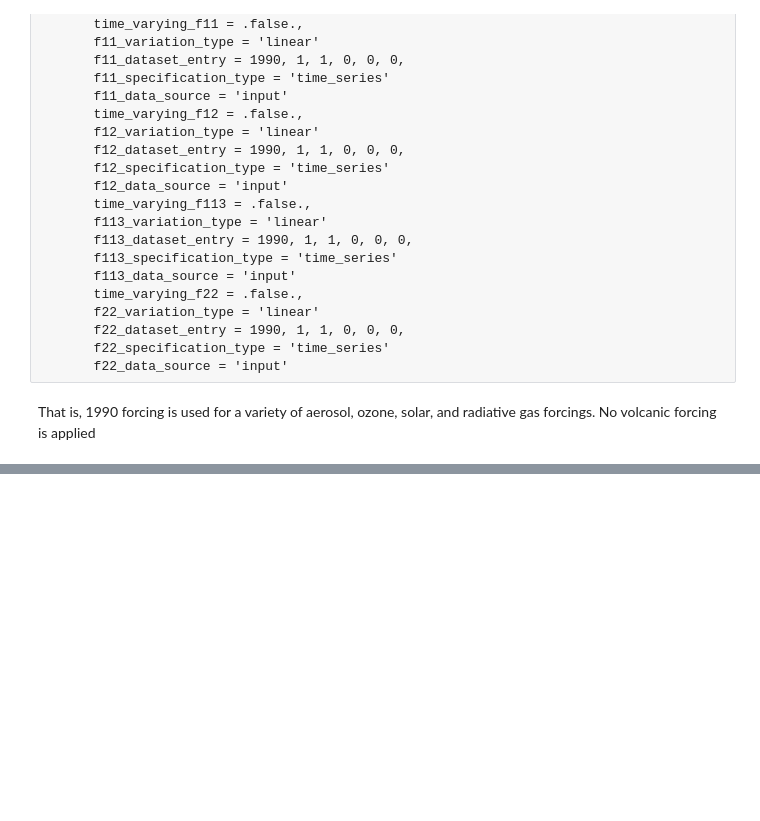
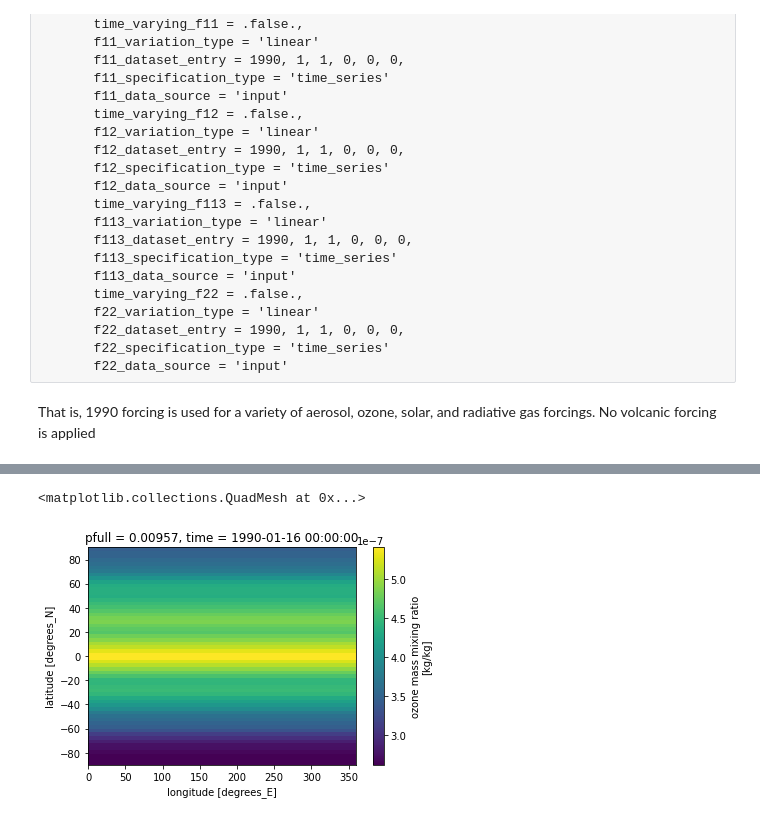
Before and after one commit to dougiesquire/cm-historical, a Jupyter notebook: c5_f6_forcing.ipynb, the cells around one changed output, grey strips where cells are left out. Saved outputs shown, nothing was run; the diff lists cells and outputs as text; code cells hidden in the pictures; blank space fills up the shorter version.

```diff
--- a/c5_f6_forcing.ipynb
+++ b/c5_f6_forcing.ipynb
@@ -159,0 +233,2 @@ FileNotFoundError: [Errno 2] No such file or directory: '/g/data/v19/mtc599/ao_a
+# %%
+f = xr.open_dataset(f'{path}INPUT/o3.climatology.nc')
@@ -159,0 +248,5 @@ FileNotFoundError: [Errno 2] No such file or directory: '/g/data/v19/mtc599/ao_a
+# %%
+f['ozone'].sel(time='1990-01').isel(pfull=0).plot()
+# %% [output]
+<matplotlib.collections.QuadMesh at 0x...>
+[figure, added]
```
Also changed, not shown: parts of 25 cells of this notebook, 8 other files.
